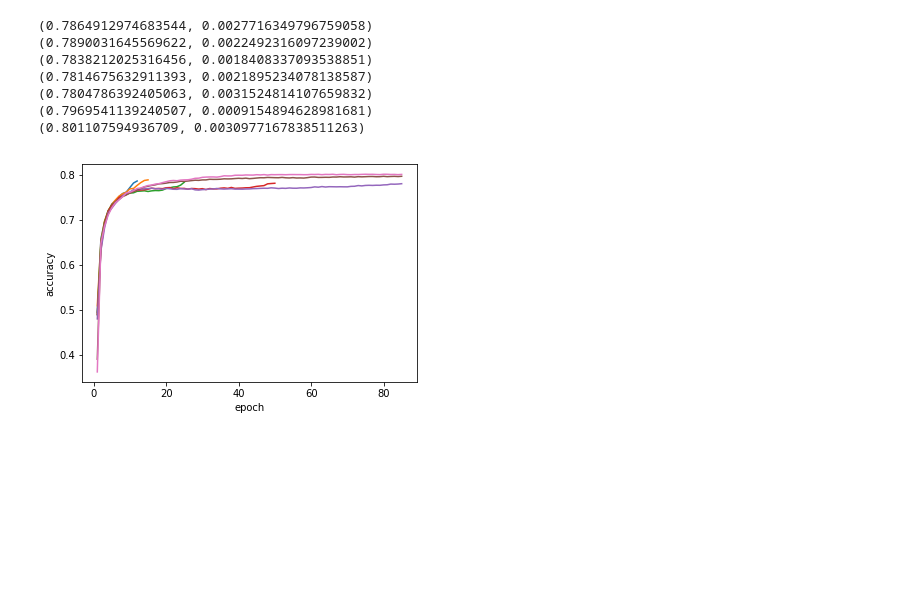
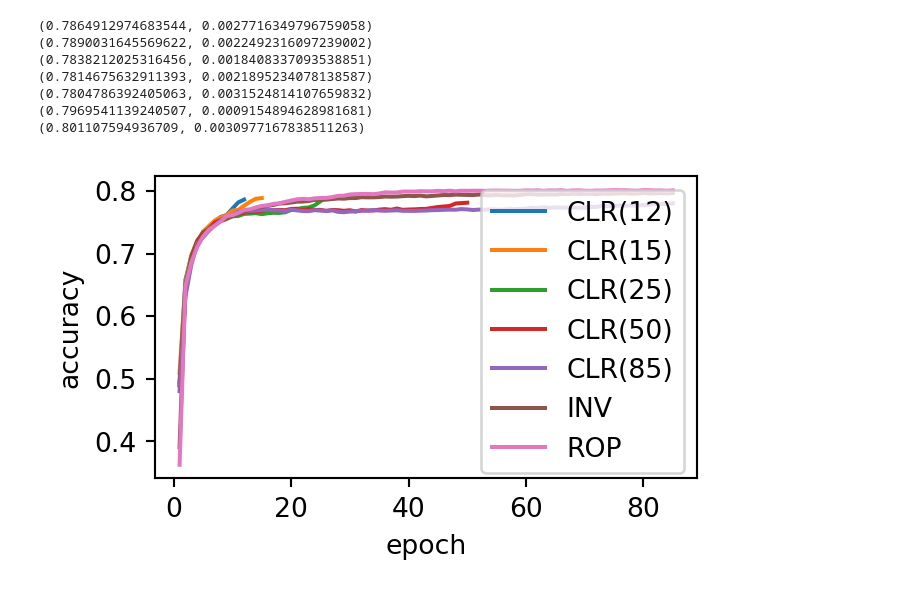
Before and after one commit to coxy1989/superconv, a Jupyter notebook: results/results.ipynb, the cells around one changed output. Cells and saved outputs as stored; diff of their text form; code cells hidden in the pictures; blank space fills up the shorter version.

```diff
--- a/results/results.ipynb
+++ b/results/results.ipynb
@@ -7,9 +8,9 @@ def final_mean_sd(result_dir):
     val_accs = pd.DataFrame([hx['val_acc'] for hx in hxs]).T
     return  val_accs.mean(axis=1).iloc[-1], val_accs.std(axis=1).iloc[-1]
 
-def plot_run(result_dir):
+def plot_run(result_dir, label, ax):
     hxs = [pd.read_csv(f'{result_dir}/{i}.csv') for i in range(1,6)]
     val_accs = pd.DataFrame([hx['val_acc'] for hx in hxs]).T
     df = pd.DataFrame({'accuracy' : val_accs.mean(axis=1), 'epoch': list(range(1, val_accs.shape[0] + 1))})
-    sns.lineplot(x='epoch', y='accuracy', data=df)
+    sns.lineplot(x='epoch', y='accuracy', data=df, label=label, ax=ax)
 # %%
@@ -36,24 +40,24 @@ for e in mnist_exps:
 # %%
-cifar10_exps = ['./experiment_cifar10_1cycle_12',
-                './experiment_cifar10_1cycle_15',
-                './experiment_cifar10_1cycle_25',
-                './experiment_cifar10_1cycle_50',
-                './experiment_cifar10_1cycle_85',
-                './experiment_cifar10_inv',
-                './experiment_cifar10_reduce_on_plateau'
-               ]
+cifar10_exps = [['./experiment_cifar10_1cycle_12', 'CLR(12)'],
+                ['./experiment_cifar10_1cycle_15', 'CLR(15)'],
+                ['./experiment_cifar10_1cycle_25', 'CLR(25)'],
+                ['./experiment_cifar10_1cycle_50', 'CLR(50)'],
+                ['./experiment_cifar10_1cycle_85', 'CLR(85)'],
+                ['./experiment_cifar10_inv', 'INV'],
+                ['./experiment_cifar10_reduce_on_plateau', 'ROP']]
 
-for e in cifar10_exps:
-    print(final_mean_sd(e))
+for file, _ in cifar10_exps:
+    print(final_mean_sd(file))
 
-for e in cifar10_exps:
-    plot_run(e)
+_, ax = plt.subplots(figsize=(700/192, 400/192), dpi=192)
+for file, label in cifar10_exps:
+    plot_run(file, label, ax)
 # %% [output]
 (0.7864912974683544, 0.0027716349796759058)
 (0.7890031645569622, 0.0022492316097239002)
 (0.7838212025316456, 0.0018408337093538851)
 (0.7814675632911393, 0.0021895234078138587)
 (0.7804786392405063, 0.0031524814107659832)
 (0.7969541139240507, 0.0009154894628981681)
 (0.801107594936709, 0.0030977167838511263)
-[figure, old version]
+[figure, new version]
```
Also changed, not shown: parts of 2 cells of this notebook, 3 other files.
